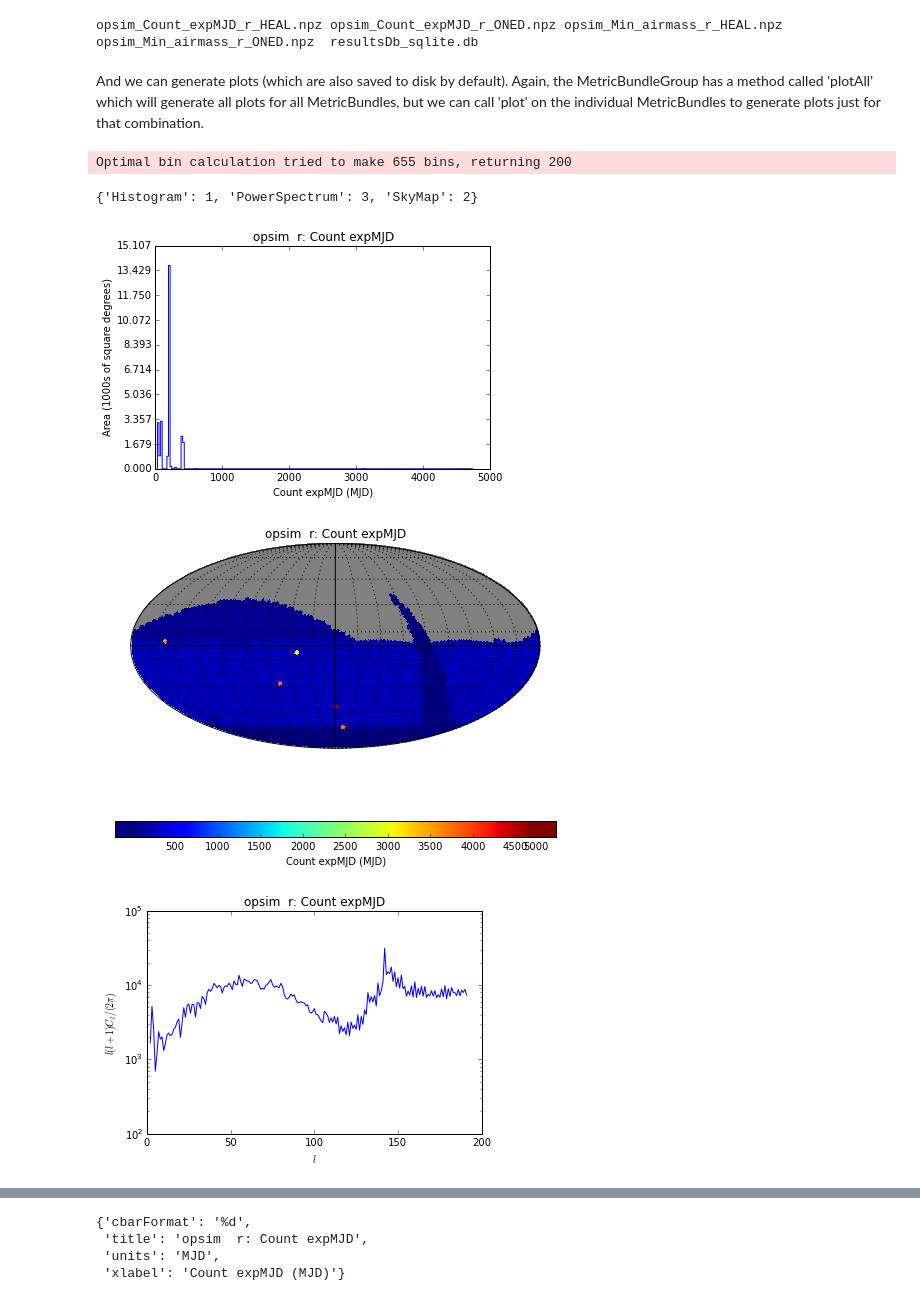
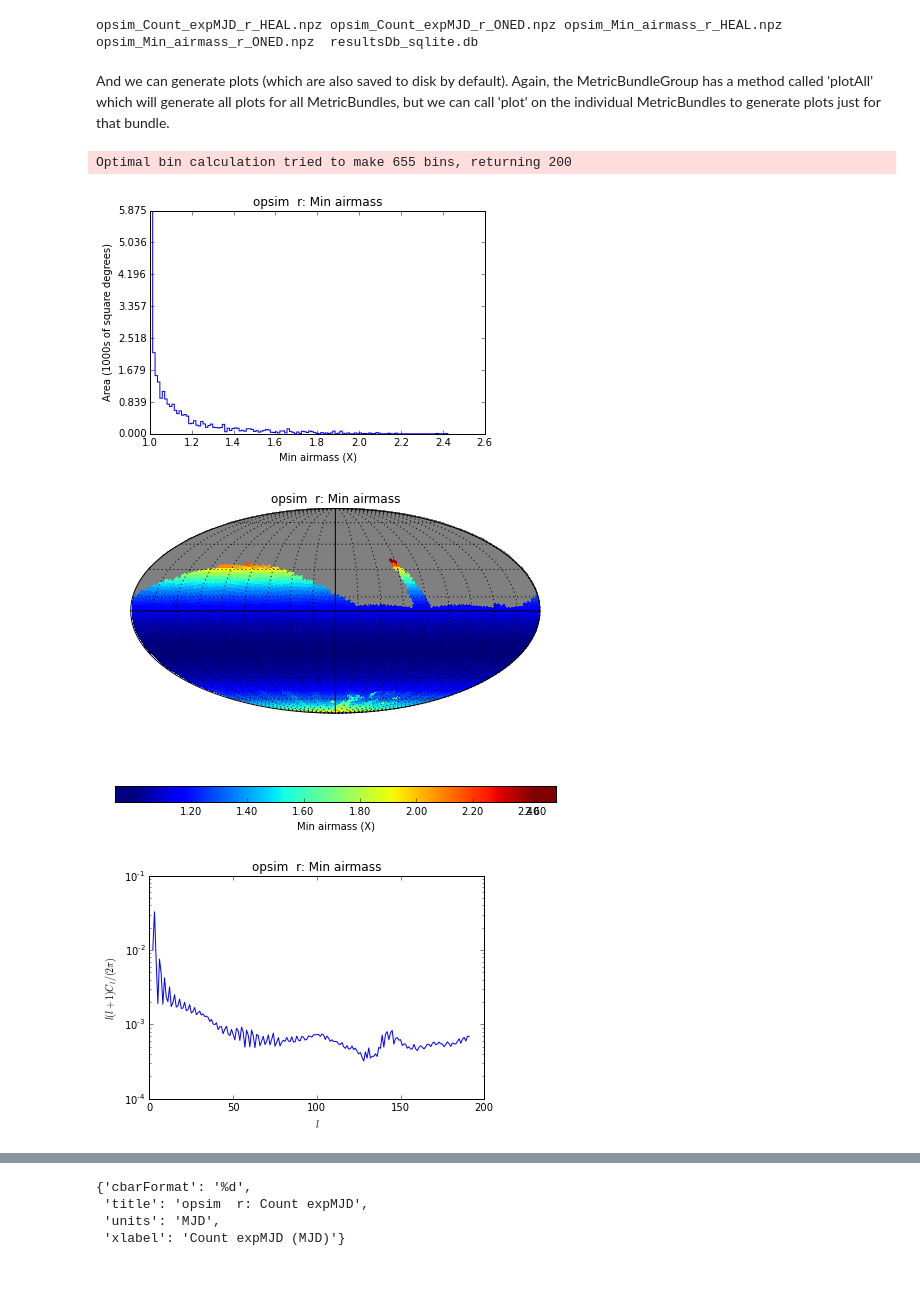
Before and after one commit to amnferguson/sims_maf_notebooks, a Jupyter notebook: notebooks/MetricBundleExample.ipynb, the cells around one changed output, grey strips where cells are left out. Cells and saved outputs as stored; diff of their text form; code cells hidden in the pictures.

```diff
--- a/notebooks/MetricBundleExample.ipynb
+++ b/notebooks/MetricBundleExample.ipynb
@@ -18,7 +21,7 @@ To instantiate a MetricBundle, first instantiate a metric and slicer, then the M
 metric1 = metrics.MinMetric('airmass')
 slicer1 = slicers.HealpixSlicer(nside=64)
 sqlconstraint= 'filter = "r"'
-minairmass = metricBundles.MetricBundle(metric1, slicer1, sqlconstraint)
+minairmassSky = metricBundles.MetricBundle(metric1, slicer1, sqlconstraint)
 # %% [output]
 Healpix slicer using NSIDE=64, approximate resolution 54.967783 arcminutes
 # %% [markdown]
@@ -26,4 +29,4 @@ Here is another example of a MetricBundle, this time reusing the same slicer, bu
 # %%
 metric2 = metrics.CountMetric('expMJD')
-nvisits = metricBundles.MetricBundle(metric2, slicer1, sqlconstraint)
+nvisitsSky = metricBundles.MetricBundle(metric2, slicer1, sqlconstraint)
 # %% [markdown]
@@ -46,7 +47,10 @@ bDict = {'min airmass':minairmass, 'nvisits':nvisits,
+# %%
+bDict = {'minairmassSky':minairmassSky, 'minairmassPerNight':minairmassPerNight,
+        'nvisitsSky':nvisitsSky, 'nvisitsPerNight':nvisitsPerNight}
 # %% [markdown]
 Now we set up our connections to the opsim database, and a 'results database' where we will store information about the metricbundles which were run.
 # %%
 opsdb = db.OpsimDatabase('sqlite:///enigma_1189_sqlite.db')
-outDir = 'test'
+outDir = 'bundle_test'
 resultsDb = db.ResultsDb(outDir=outDir)
 # %% [markdown]
@@ -79,12 +115,11 @@ bgroup.writeAll()
 # %% [output]
 opsim_Count_expMJD_r_HEAL.npz opsim_Count_expMJD_r_ONED.npz opsim_Min_airmass_r_HEAL.npz  opsim_Min_airmass_r_ONED.npz  resultsDb_sqlite.db
 # %% [markdown]
-And we can generate plots (which are also saved to disk by default). Again, the MetricBundleGroup has a method called 'plotAll' which will generate all plots for all MetricBundles, but we can call 'plot' on the individual MetricBundles to generate plots just for that combination.
+And we can generate plots (which are also saved to disk by default). Again, the MetricBundleGroup has a method called 'plotAll' which will generate all plots for all MetricBundles, but we can call 'plot' on the individual MetricBundles to generate plots just for that bundle.
-# %%
-nvisits.plot()
-# %% [output]
-Optimal bin calculation tried to make 655 bins, returning 200
-{'Histogram': 1, 'PowerSpectrum': 3, 'SkyMap': 2}
-[figure, removed]
-[figure, removed]
-[figure, removed]
+# %%
+bgroup.plotAll()
+# %% [output]
+Optimal bin calculation tried to make 655 bins, returning 200
+[figure, added]
+[figure, added]
+[figure, added]
```
Also changed, not shown: parts of 25 cells of this notebook, 1 other file.
